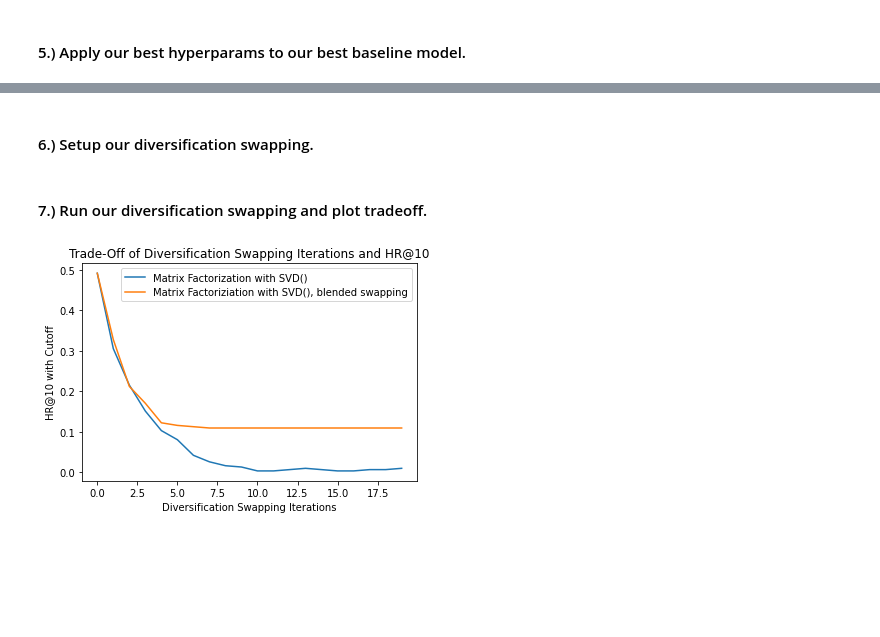
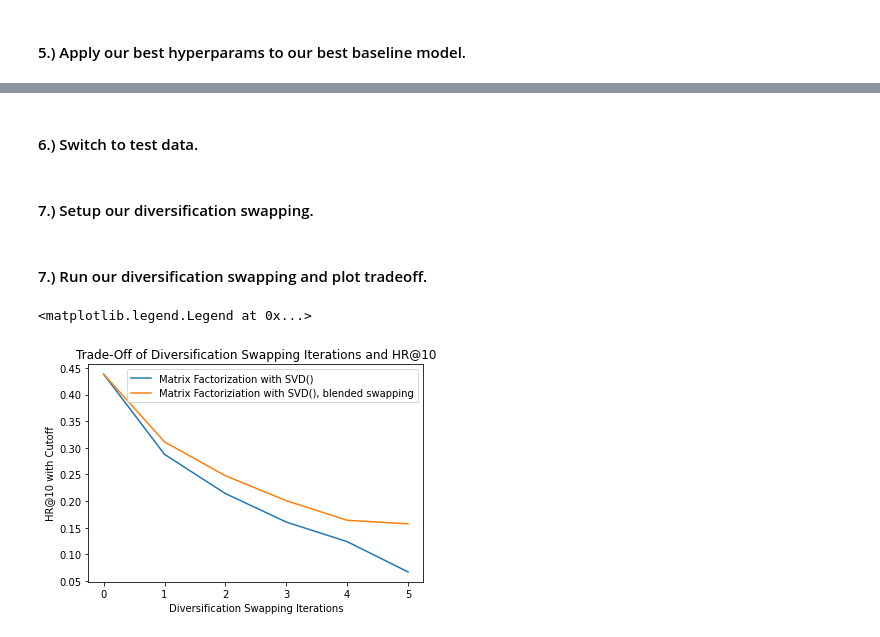
Before and after one commit to bdougall/W207_movies, a Jupyter notebook: matrix_factorization_models.ipynb, the cells around one changed output, grey strips where cells are left out. Cells and saved outputs as stored; diff of their text form; code cells hidden in the pictures; blank space fills up the shorter version.

Commit message:
Added visuals

```diff
--- a/matrix_factorization_models.ipynb
+++ b/matrix_factorization_models.ipynb
@@ -666,7 +687,7 @@ def diversificationSwapBlended(topNPredicted, nextNPredicted, remainingNPredicte
 
     return final_sorted_pool
 # %%
-def calcDiversityTradeoff(topNPredicted_Split, nextNPredicted_Split,remainingNPredicted_Split, dev_df):
+def calcDiversityTradeoff(topNPredicted_Split, nextNPredicted_Split,remainingNPredicted_Split, test_df, test_prediction):
     '''Plot our novelty / HR@10 tradeoff by increasing number of iterations of our
     diversificationSwap.'''
     method = []
@@ -683,11 +704,11 @@ def calcDiversityTradeoff(topNPredicted_Split, nextNPredicted_Split,remainingNPr
     swapping_iterations = []
     swapping_iterations_blended = []
 
-    for i in range(0,20):
+    for i in range(0,6):
         diversified_evaluation_pools = diversificationSwap(topNPredicted_Split, nextNPredicted_Split, remainingNPredicted_Split, iterations = i)
         diversified_evaluation_pools_blended = diversificationSwapBlended(topNPredicted_Split, nextNPredicted_Split, remainingNPredicted_Split, iterations = i, w1 = 0.7, w2 = 0.3)
-        hit_rate_diversified_pools, hit_rate_diversified_pools_with_cutoff, avg_est_rating, avg_novelty = summaryStats(diversified_evaluation_pools, dev_df, rating_cutoff = 4)
-        hit_rate_diversified_pools_blended, hit_rate_diversified_pools_with_cutoff_blended, avg_est_rating_blended, avg_novelty_blended = summaryStats(diversified_evaluation_pools_blended, dev_df, rating_cutoff = 4)
+        hit_rate_diversified_pools, hit_rate_diversified_pools_with_cutoff, avg_est_rating, avg_novelty, rmse = summaryStats(diversified_evaluation_pools, test_df, test_prediction, rating_cutoff = 4)
+        hit_rate_diversified_pools_blended, hit_rate_diversified_pools_with_cutoff_blended, avg_est_rating_blended, avg_novelty_blended, rmse_blended = summaryStats(diversified_evaluation_pools_blended, test_df, test_prediction, rating_cutoff = 4)
         model = 'Matrix Factorization with SVD()'
         blended_model = 'Matrix Factoriziation with SVD(), blended swapping'
 
@@ -707,7 +728,7 @@ def calcDiversityTradeoff(topNPredicted_Split, nextNPredicted_Split,remainingNPr
         hit_rate_cutoff_blended.append(hit_rate_diversified_pools_with_cutoff_blended)
 
 
-    return method, average_novelty, hit_rate, method_blended, average_novelty_blended, hit_rate_blended, swapping_iterations, swapping_iterations_blended
+    return method, average_novelty, hit_rate, rmse, method_blended, average_novelty_blended, hit_rate_blended, rmse_blended, hit_rate_cutoff, hit_rate_cutoff_blended, swapping_iterations, swapping_iterations_blended
 # %% [markdown]
 ### Matrix Factorization Process
 # %% [markdown]
@@ -751,0 +772,21 @@ AvgNovelty@10: 4.522305489868736
+# %%
+# Train and test random predictions as basline (NormalPredictor()).
+# "Algorithm predicting a random rating based on the distribution
+# of the training set, which is assumed to be normal."
+algo = NormalPredictor()
+
+# Train our train_data (all user's that have liked 30+ movies, train on the n-2 movie set)
+algo.fit(train_data)
+dev_prediction = algo.test(dev_data)
+
+# Sort dev evaluation pools based on SVD model
+sorted_dev_evaluation_pools = sort_evaluation_pools(algo, dev_evaluation_pools, sc_rankings, ranking_movieID)
+
+#Get summary statistics that we will use across all models.
+hit_rate_pools, hit_rate_pools_with_cutoff, avg_est_rating, avg_novelty, rmse = summaryStats(sorted_dev_evaluation_pools, dev_df, dev_prediction, rating_cutoff = 4)
+
+print(f'HR@10: {hit_rate_pools}')
+print(f'HR@10 w/ Cutoff: {hit_rate_pools_with_cutoff}')
+print(f'AvgRating@10: {avg_est_rating}')
+print(f'AvgNovelty@10: {avg_novelty}')
+print(f'RMSE: {rmse}')
@@ -796,18 +900,31 @@ sorted_dev_evaluation_pool = sort_evaluation_pools(algo, dev_evaluation_pools,sc
+# %% [markdown]
+#### 6.) Switch to test data.
+# %%
+#algo = SVD()
+#Load our best model.
+algo = SVD(n_factors = best_n_factors, n_epochs = best_n_epochs, lr_all = best_lr_all, reg_all = best_reg_all)
+# algo = SVD(n_factors = 50, n_epochs = 10, lr_all = 0.005, reg_all = 0.04)
+algo.fit(train_data)
+test_prediction = algo.test(test_data)
+
+#Create our final dev_evaluation_pool using our best algo for diversifitcation swapping.
+sorted_test_evaluation_pool = sort_evaluation_pools(algo, test_evaluation_pools,sc_rankings, ranking_movieID)
 # %% [markdown]
-#### 6.) Setup our diversification swapping.
+#### 7.) Setup our diversification swapping.
 # %%
 #Need to pass algo so that we can build the proper dictionary with predictions
-topNPredicted_Split, nextNPredicted_Split, remainingNPredicted_Split = GetTopNSplitPools(sorted_dev_evaluation_pool)
+topNPredicted_Split, nextNPredicted_Split, remainingNPredicted_Split = GetTopNSplitPools(sorted_test_evaluation_pool)
 # %% [markdown]
 #### 7.) Run our diversification swapping and plot tradeoff.
 # %%
-method, average_novelty, hit_rate, method_blended, average_novelty_blended, hit_rate_blended, swapping_iterations, swapping_iterations_blended = calcDiversityTradeoff(topNPredicted_Split, nextNPredicted_Split,remainingNPredicted_Split, dev_df)
+method, average_novelty, hit_rate, rmse, method_blended, average_novelty_blended, hit_rate_blended, rmse_blended, hit_rate_cutoff, hit_rate_cutoff_blended, swapping_iterations, swapping_iterations_blended = calcDiversityTradeoff(topNPredicted_Split, nextNPredicted_Split,remainingNPredicted_Split, test_df, test_prediction)
 
 plt.plot(swapping_iterations, hit_rate_cutoff, label = 'Matrix Factorization with SVD()')
 plt.plot(swapping_iterations_blended, hit_rate_cutoff_blended, label = 'Matrix Factoriziation with SVD(), blended swapping')
 plt.title("Trade-Off of Diversification Swapping Iterations and HR@10")
 plt.xlabel("Diversification Swapping Iterations")
 plt.ylabel("HR@10 with Cutoff")
 plt.legend(loc = 'best')
 # %% [output]
+<matplotlib.legend.Legend at 0x...>
-[figure, old version]
+[figure, new version]
```
Also changed, not shown: parts of 26 cells of this notebook.
